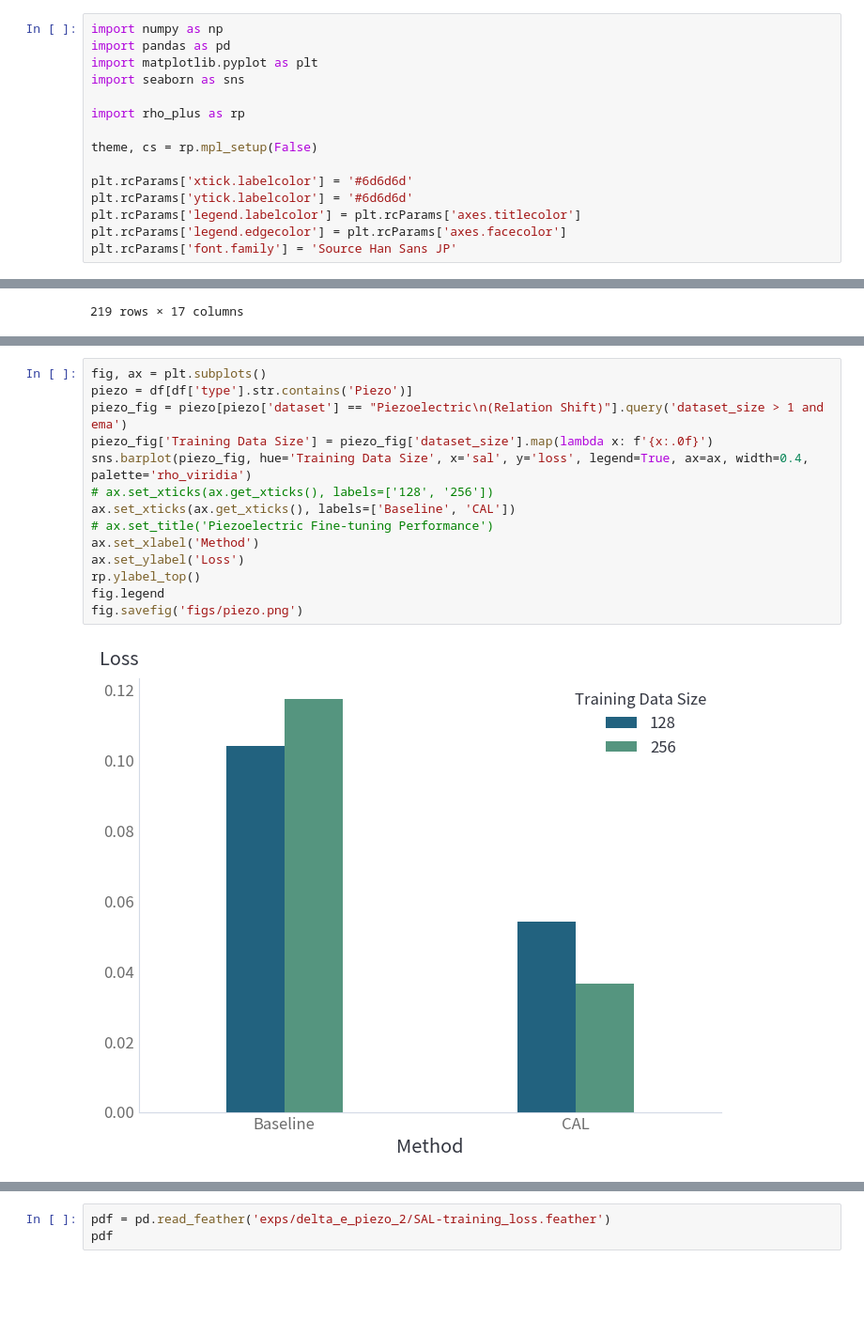
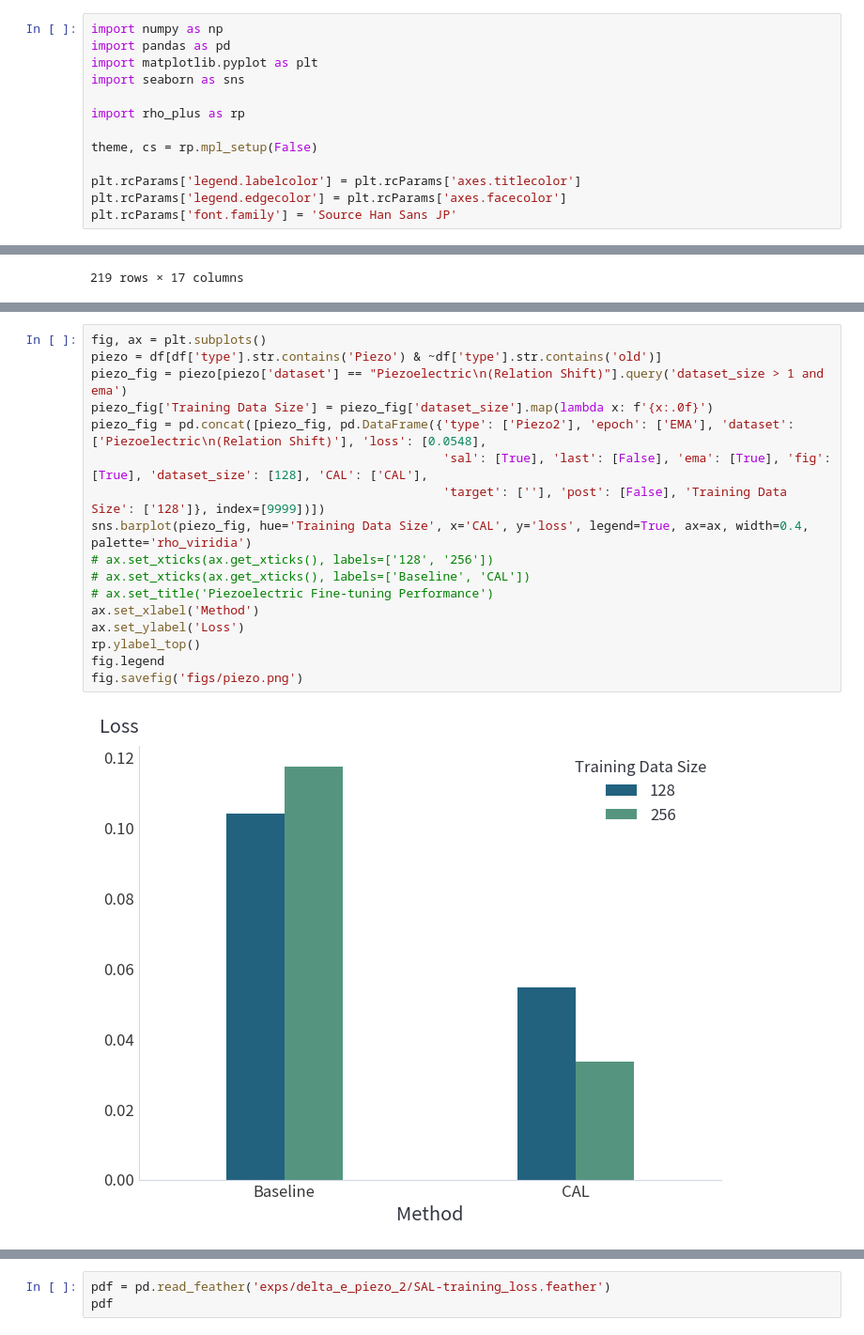
Before and after one commit to nicholas-miklaucic/ood-materials, a Jupyter notebook: paper-visuals.ipynb, the cells around one changed output, grey strips where cells are left out. Shown at 94% size. Saved outputs shown, nothing was run; the diff lists cells and outputs as text; blank space fills up the shorter version.

```diff
--- a/paper-visuals.ipynb
+++ b/paper-visuals.ipynb
@@ -8,8 +8,6 @@ import rho_plus as rp
 
 theme, cs = rp.mpl_setup(False)
 
-plt.rcParams['xtick.labelcolor'] = '#6d6d6d'
-plt.rcParams['ytick.labelcolor'] = '#6d6d6d'
 plt.rcParams['legend.labelcolor'] = plt.rcParams['axes.titlecolor']
 plt.rcParams['legend.edgecolor'] = plt.rcParams['axes.facecolor']
 plt.rcParams['font.family'] = 'Source Han Sans JP'
@@ -382,16 +398,19 @@ pd.read_feather('exps/delta_e_piezo_2/SAL-training_loss.feather')
 # %%
 fig, ax = plt.subplots()
-piezo = df[df['type'].str.contains('Piezo')]
+piezo = df[df['type'].str.contains('Piezo') & ~df['type'].str.contains('old')]
 piezo_fig = piezo[piezo['dataset'] == "Piezoelectric\n(Relation Shift)"].query('dataset_size > 1 and ema')
 piezo_fig['Training Data Size'] = piezo_fig['dataset_size'].map(lambda x: f'{x:.0f}')
-sns.barplot(piezo_fig, hue='Training Data Size', x='sal', y='loss', legend=True, ax=ax, width=0.4, palette='rho_viridia')
+piezo_fig = pd.concat([piezo_fig, pd.DataFrame({'type': ['Piezo2'], 'epoch': ['EMA'], 'dataset': ['Piezoelectric\n(Relation Shift)'], 'loss': [0.0548],
+                                                'sal': [True], 'last': [False], 'ema': [True], 'fig': [True], 'dataset_size': [128], 'CAL': ['CAL'],
+                                                'target': [''], 'post': [False], 'Training Data Size': ['128']}, index=[9999])])
+sns.barplot(piezo_fig, hue='Training Data Size', x='CAL', y='loss', legend=True, ax=ax, width=0.4, palette='rho_viridia')
 # ax.set_xticks(ax.get_xticks(), labels=['128', '256'])
-ax.set_xticks(ax.get_xticks(), labels=['Baseline', 'CAL'])
+# ax.set_xticks(ax.get_xticks(), labels=['Baseline', 'CAL'])
 # ax.set_title('Piezoelectric Fine-tuning Performance')
 ax.set_xlabel('Method')
 ax.set_ylabel('Loss')
 rp.ylabel_top()
 fig.legend
 fig.savefig('figs/piezo.png')
 # %% [output]
-[figure, old version]
+[figure, new version]
```
Also changed, not shown: parts of 13 cells of this notebook, 20 other files.
